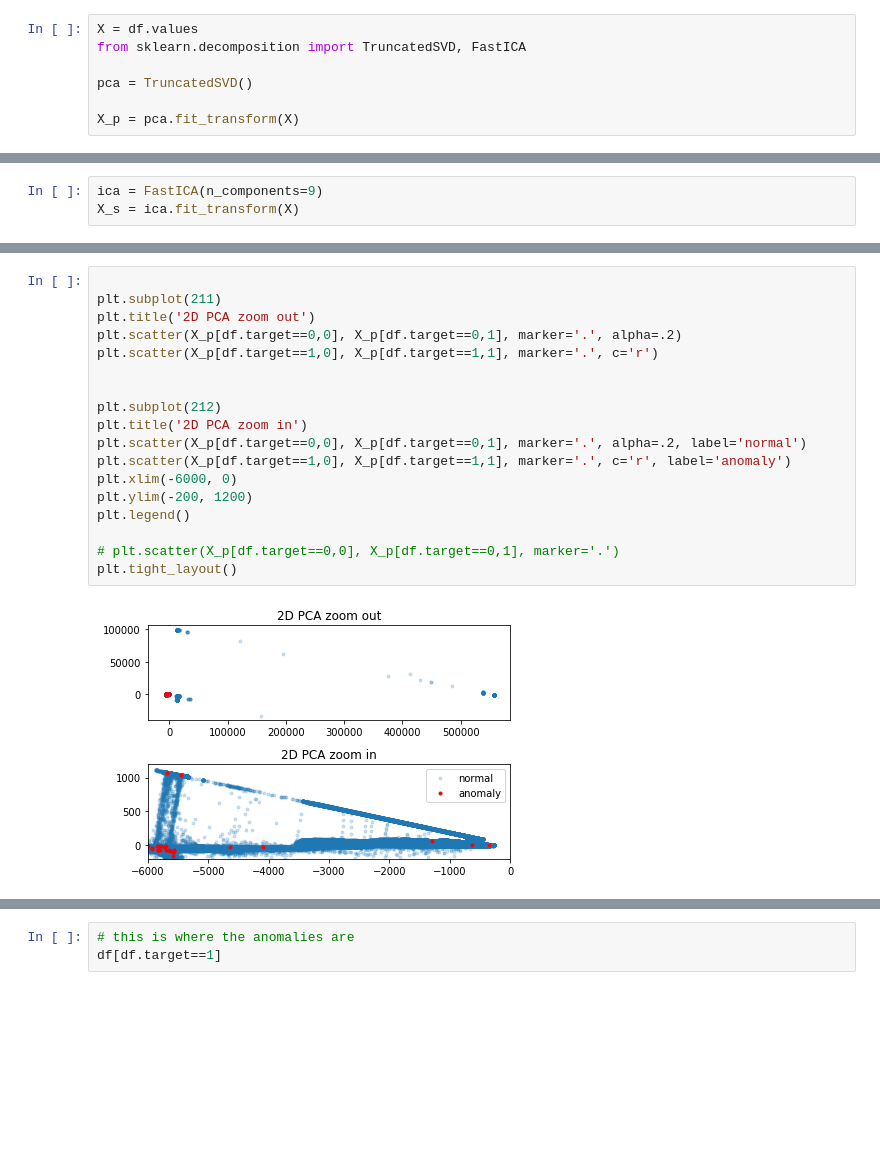
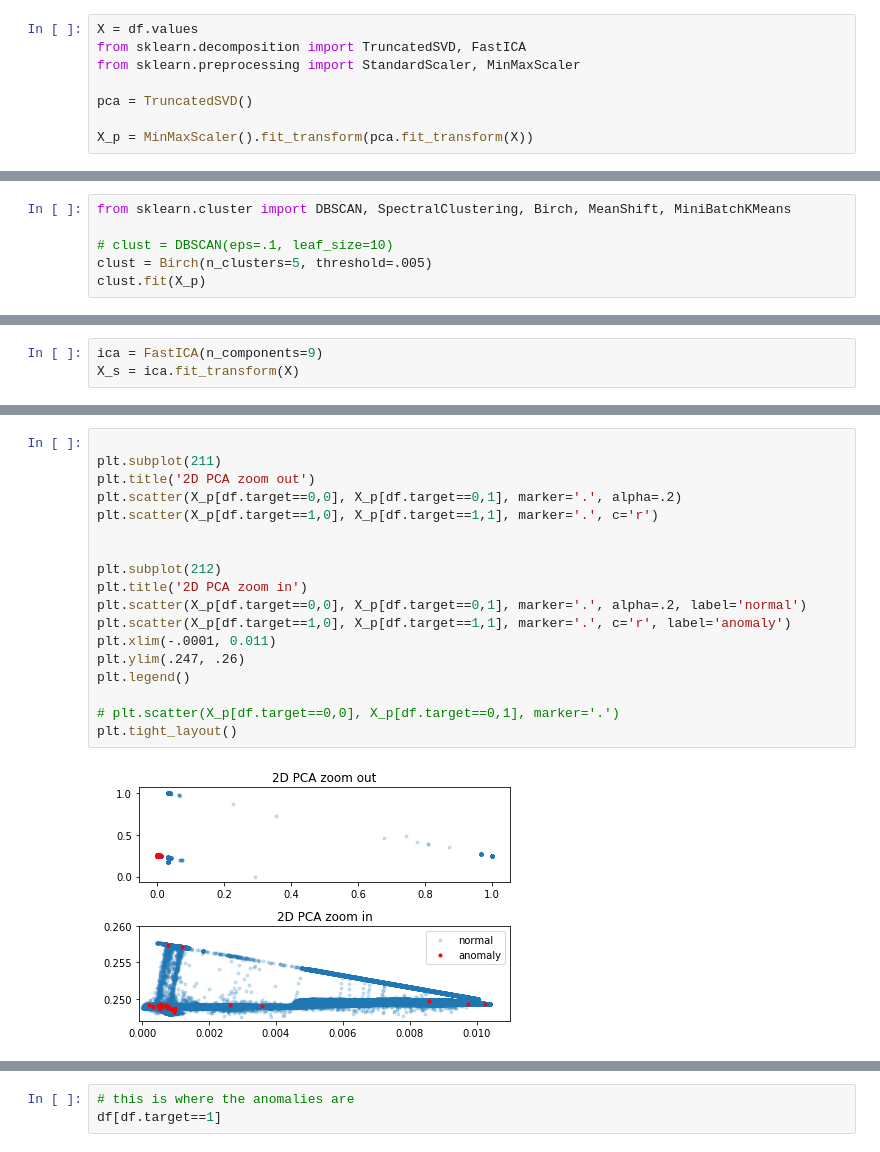
Before and after one commit to rtbs-dev/phm-feature-maker, a Jupyter notebook: sandbox.ipynb, the cells around one changed output, grey strips where cells are left out. Cells and saved outputs as stored; diff of their text form; blank space fills up the shorter version.

Commit message:
nb clustering attempt

```diff
--- a/sandbox.ipynb
+++ b/sandbox.ipynb
@@ -55,10 +55,11 @@ plt.plot(df.T_5[~((df.T_5-df.T_5.mean()).abs()>3*df.T_5.std())], '.')
 # %%
 X = df.values
 from sklearn.decomposition import TruncatedSVD, FastICA
+from sklearn.preprocessing import StandardScaler, MinMaxScaler
 
 pca = TruncatedSVD()
 
-X_p = pca.fit_transform(X)
+X_p = MinMaxScaler().fit_transform(pca.fit_transform(X))
 # %%
 plt.scatter(X_p[:,0], X_p[:,1], marker='.')
 # %% [output]
@@ -66,0 +68,6 @@ plt.scatter(X_p[:,0], X_p[:,1], marker='.')
+# %%
+from sklearn.cluster import DBSCAN, SpectralClustering, Birch, MeanShift, MiniBatchKMeans
+
+# clust = DBSCAN(eps=.1, leaf_size=10)
+clust = Birch(n_clusters=5, threshold=.005)
+clust.fit(X_p)
@@ -82,20 +105,20 @@ X_s.shape
 # %%
 
 plt.subplot(211)
 plt.title('2D PCA zoom out')
 plt.scatter(X_p[df.target==0,0], X_p[df.target==0,1], marker='.', alpha=.2)
 plt.scatter(X_p[df.target==1,0], X_p[df.target==1,1], marker='.', c='r')
 
 
 plt.subplot(212)
 plt.title('2D PCA zoom in')
 plt.scatter(X_p[df.target==0,0], X_p[df.target==0,1], marker='.', alpha=.2, label='normal')
 plt.scatter(X_p[df.target==1,0], X_p[df.target==1,1], marker='.', c='r', label='anomaly')
-plt.xlim(-6000, 0)
-plt.ylim(-200, 1200)
+plt.xlim(-.0001, 0.011)
+plt.ylim(.247, .26)
 plt.legend()
 
 # plt.scatter(X_p[df.target==0,0], X_p[df.target==0,1], marker='.')
 plt.tight_layout()
 # %% [output]
-[figure, old version]
+[figure, new version]
```
Also changed, not shown: parts of 19 cells of this notebook.
